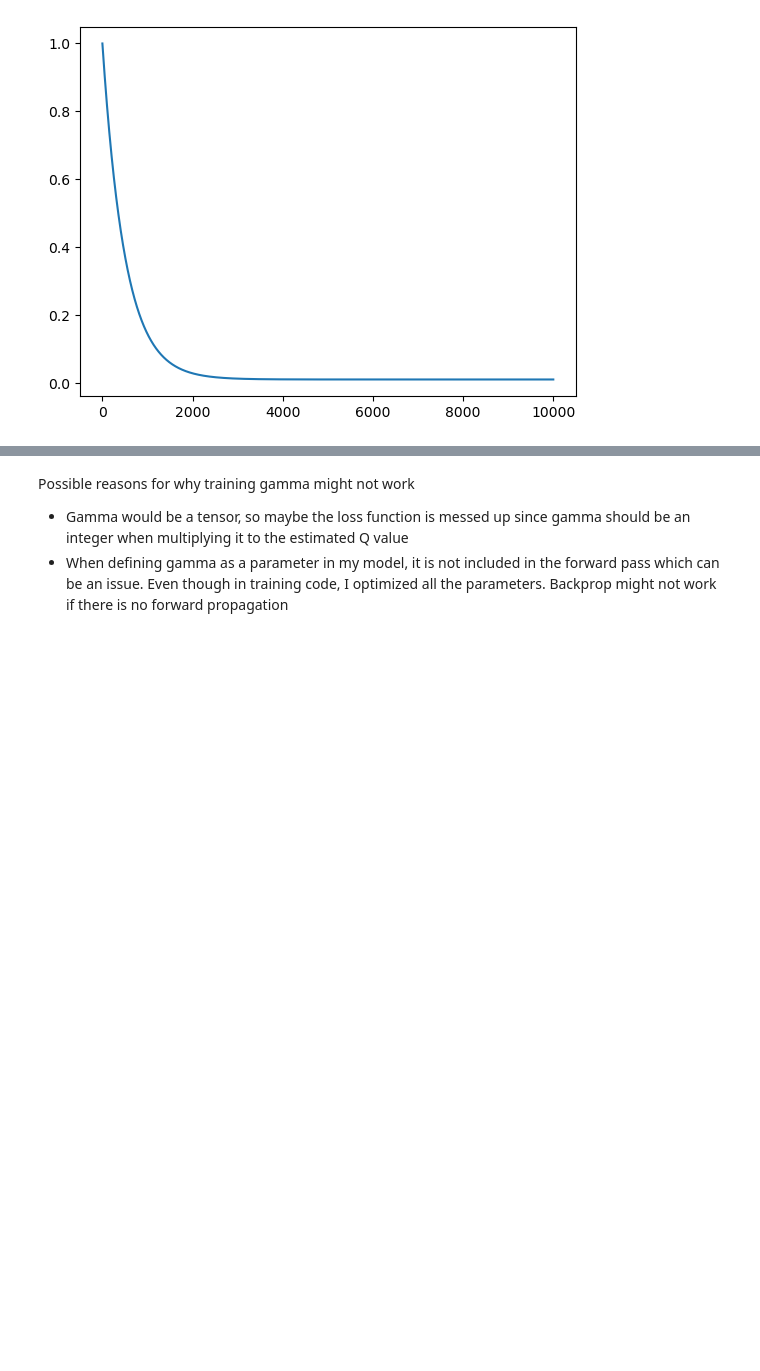
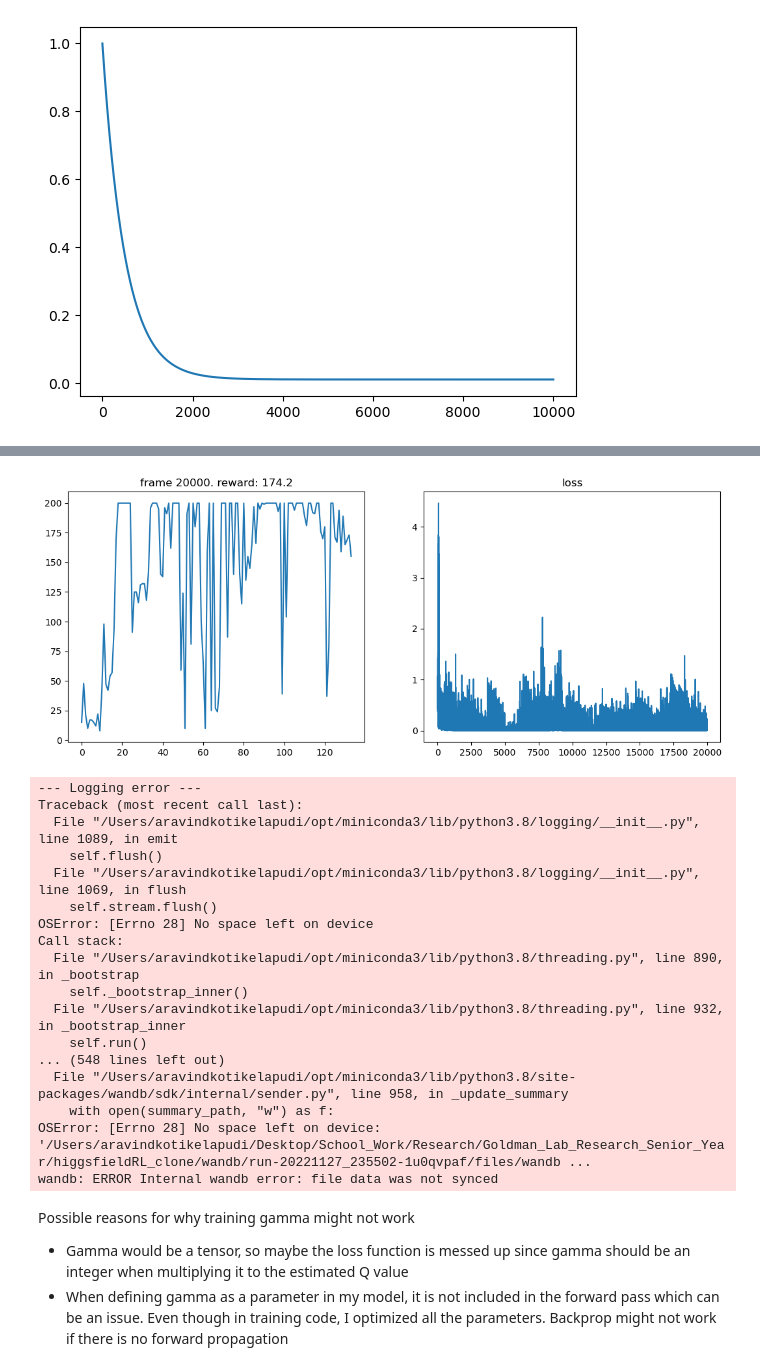
Before and after one commit to aravindkoti/higgsfieldRL_clone, a Jupyter notebook: gamma_train_DQN.ipynb, the cells around one changed output, grey strips where cells are left out. Cells and saved outputs as stored; diff of their text form; code cells hidden in the pictures; blank space fills up the shorter version.

```diff
--- a/gamma_train_DQN.ipynb
+++ b/gamma_train_DQN.ipynb
@@ -48,3 +53,32 @@ tensor([0.0151], requires_grad=True)
+# %%
+seed = 10
+
+seed_everything(seed)
+
+for i in range(3):
+    seed_everything(seed)
+    gamma_train_instantiate = gamma_train_epsilonseed(environment=env, Variable=Variable, USE_CUDA=USE_CUDA, device=device,
+                                            seed_number = seed)
+    gamma_train_instantiate.training_loop(num_frames=20000, batch_size=32, run_number=i, wandb_plot=True)
+# %% [output]
+[figure, added]
+--- Logging error ---
+Traceback (most recent call last):
+  File "/Users/aravindkotikelapudi/opt/miniconda3/lib/python3.8/logging/__init__.py", line 1089, in emit
+    self.flush()
+  File "/Users/aravindkotikelapudi/opt/miniconda3/lib/python3.8/logging/__init__.py", line 1069, in flush
+    self.stream.flush()
+OSError: [Errno 28] No space left on device
+Call stack:
+  File "/Users/aravindkotikelapudi/opt/miniconda3/lib/python3.8/threading.py", line 890, in _bootstrap
+    self._bootstrap_inner()
+  File "/Users/aravindkotikelapudi/opt/miniconda3/lib/python3.8/threading.py", line 932, in _bootstrap_inner
+    self.run()
+... (548 lines left out)
+  File "/Users/aravindkotikelapudi/opt/miniconda3/lib/python3.8/site-packages/wandb/sdk/internal/sender.py", line 958, in _update_summary
+    with open(summary_path, "w") as f:
+OSError: [Errno 28] No space left on device: '/Users/aravindkotikelapudi/Desktop/School_Work/Research/Goldman_Lab_Research_Senior_Year/higgsfieldRL_clone/wandb/run-20221127_235502-1u0qvpaf/files/wandb ...
+wandb: ERROR Internal wandb error: file data was not synced
 # %% [markdown]
 Possible reasons for why training gamma might not work
 - Gamma would be a tensor, so maybe the loss function is messed up since gamma should be an integer when multiplying it to the estimated Q value
```
Also changed, not shown: parts of 8 cells of this notebook.
